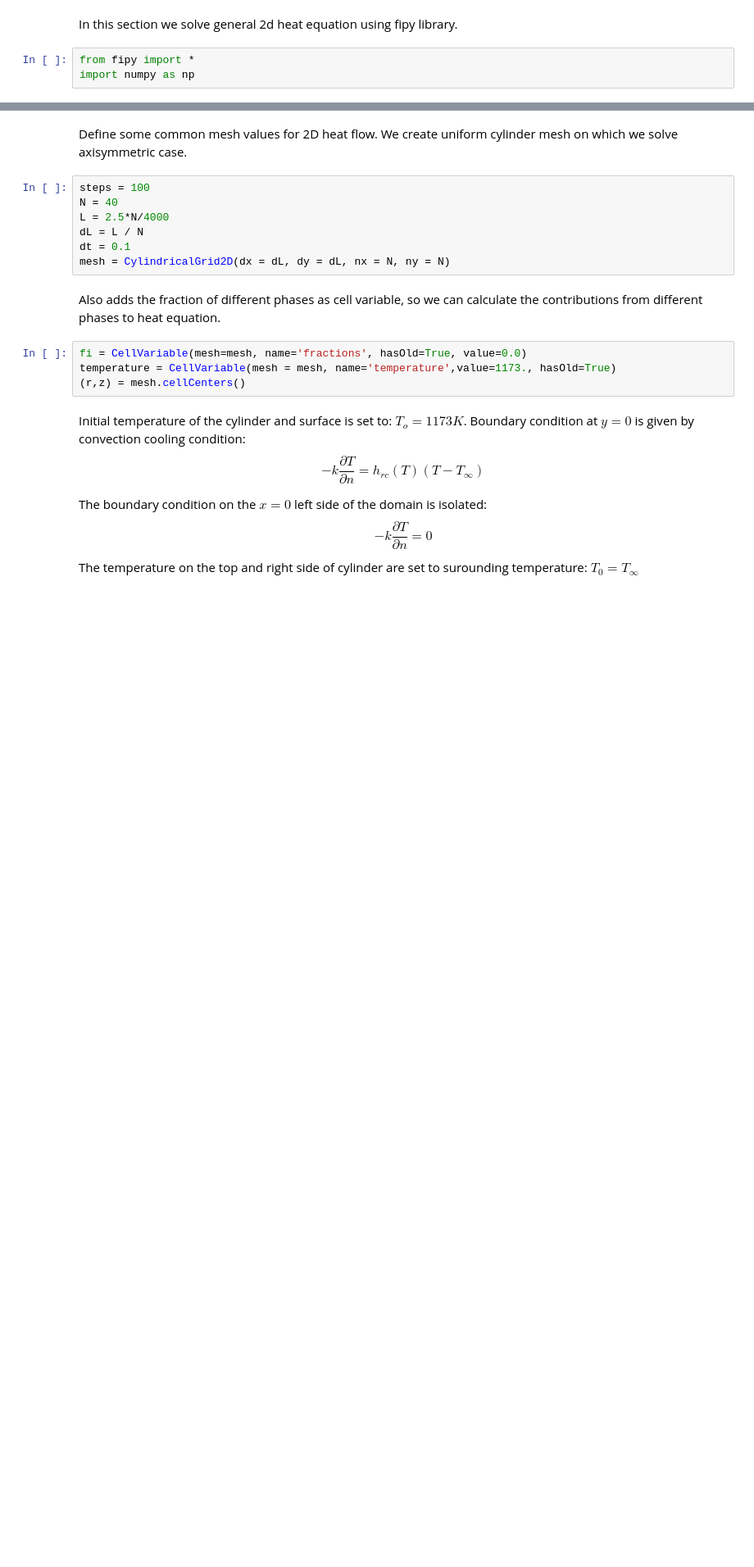
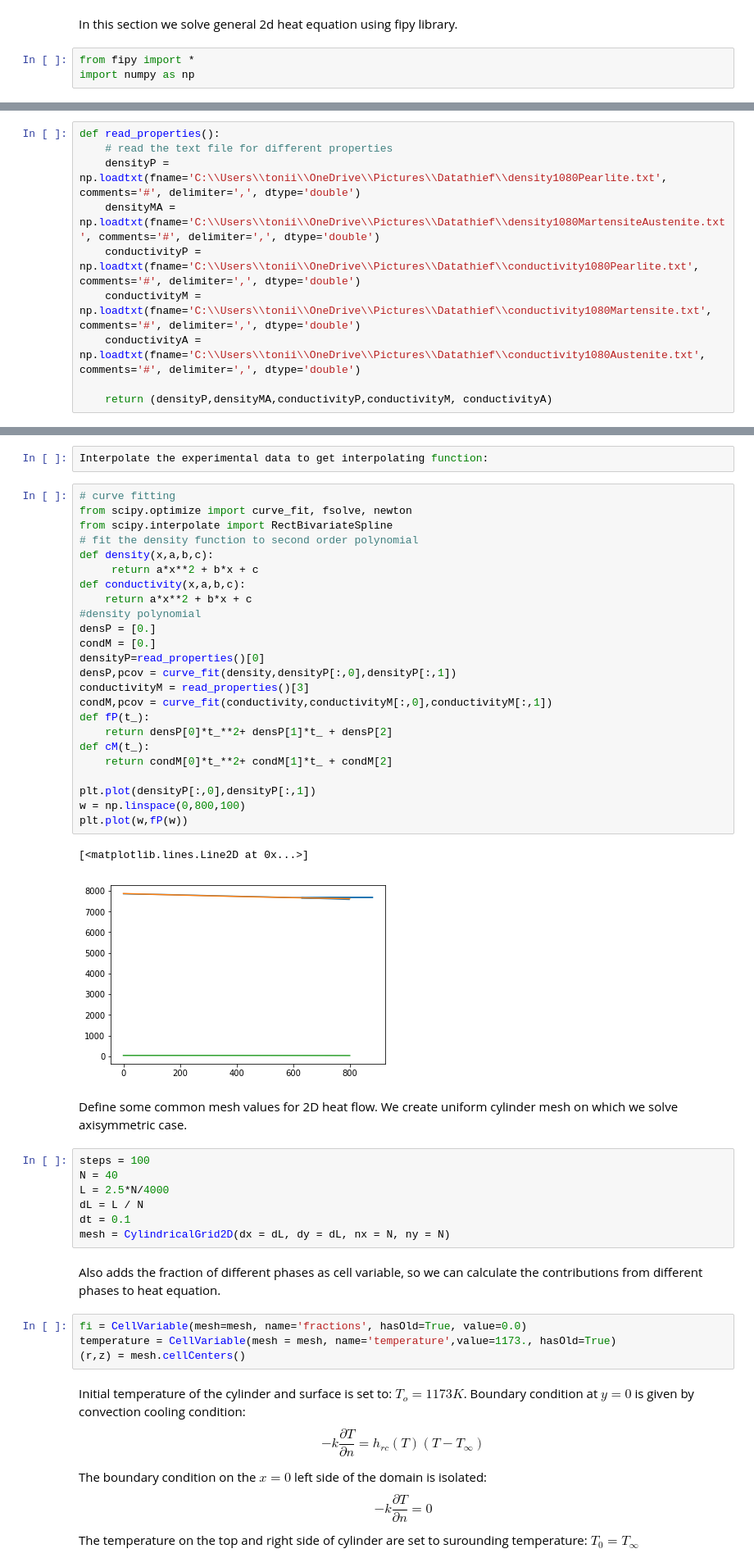
Before and after one commit to Teslos/TTT, a Jupyter notebook: TTT.ipynb, the cells around one changed output, grey strips where cells are left out. Shown at 82% size. Saved outputs shown, nothing was run; the diff lists cells and outputs as text; blank space fills up the shorter version.

Commit message:
added physical data to model
Added new function to interpolate the experimental data like conductivity and density

```diff
--- a/TTT.ipynb
+++ b/TTT.ipynb
@@ -161,0 +165,10 @@ import numpy as np
+# %%
+def read_properties():
+    # read the text file for different properties
+    densityP = np.loadtxt(fname='C:\\Users\\tonii\\OneDrive\\Pictures\\Datathief\\density1080Pearlite.txt', comments='#', delimiter=',', dtype='double')
+    densityMA = np.loadtxt(fname='C:\\Users\\tonii\\OneDrive\\Pictures\\Datathief\\density1080MartensiteAustenite.txt', comments='#', delimiter=',', dtype='double')
+    conductivityP = np.loadtxt(fname='C:\\Users\\tonii\\OneDrive\\Pictures\\Datathief\\conductivity1080Pearlite.txt', comments='#', delimiter=',', dtype='double')
+    conductivityM = np.loadtxt(fname='C:\\Users\\tonii\\OneDrive\\Pictures\\Datathief\\conductivity1080Martensite.txt', comments='#', delimiter=',', dtype='double')
+    conductivityA = np.loadtxt(fname='C:\\Users\\tonii\\OneDrive\\Pictures\\Datathief\\conductivity1080Austenite.txt', comments='#', delimiter=',', dtype='double')
+
+    return (densityP,densityMA,conductivityP,conductivityM, conductivityA)
@@ -162,3 +195,32 @@ import numpy as np
+# %%
+Interpolate the experimental data to get interpolating function:
+# %%
+# curve fitting
+from scipy.optimize import curve_fit, fsolve, newton
+from scipy.interpolate import RectBivariateSpline
+# fit the density function to second order polynomial
+def density(x,a,b,c):
+     return a*x**2 + b*x + c
+def conductivity(x,a,b,c):
+    return a*x**2 + b*x + c
+#density polynomial
+densP = [0.]
+condM = [0.]
+densityP=read_properties()[0]
+densP,pcov = curve_fit(density,densityP[:,0],densityP[:,1])
+conductivityM = read_properties()[3]
+condM,pcov = curve_fit(conductivity,conductivityM[:,0],conductivityM[:,1])
+def fP(t_):
+    return densP[0]*t_**2+ densP[1]*t_ + densP[2]
+def cM(t_):
+    return condM[0]*t_**2+ condM[1]*t_ + condM[2]
+
+plt.plot(densityP[:,0],densityP[:,1])
+w = np.linspace(0,800,100)
+plt.plot(w,fP(w))
+# %% [output]
+[<matplotlib.lines.Line2D at 0x...>]
+[figure, added]
 # %% [markdown]
 Define some common mesh values for 2D heat flow. We create uniform cylinder mesh on which we solve axisymmetric case.
 # %%
```
Also changed, not shown: parts of 5 cells of this notebook.
